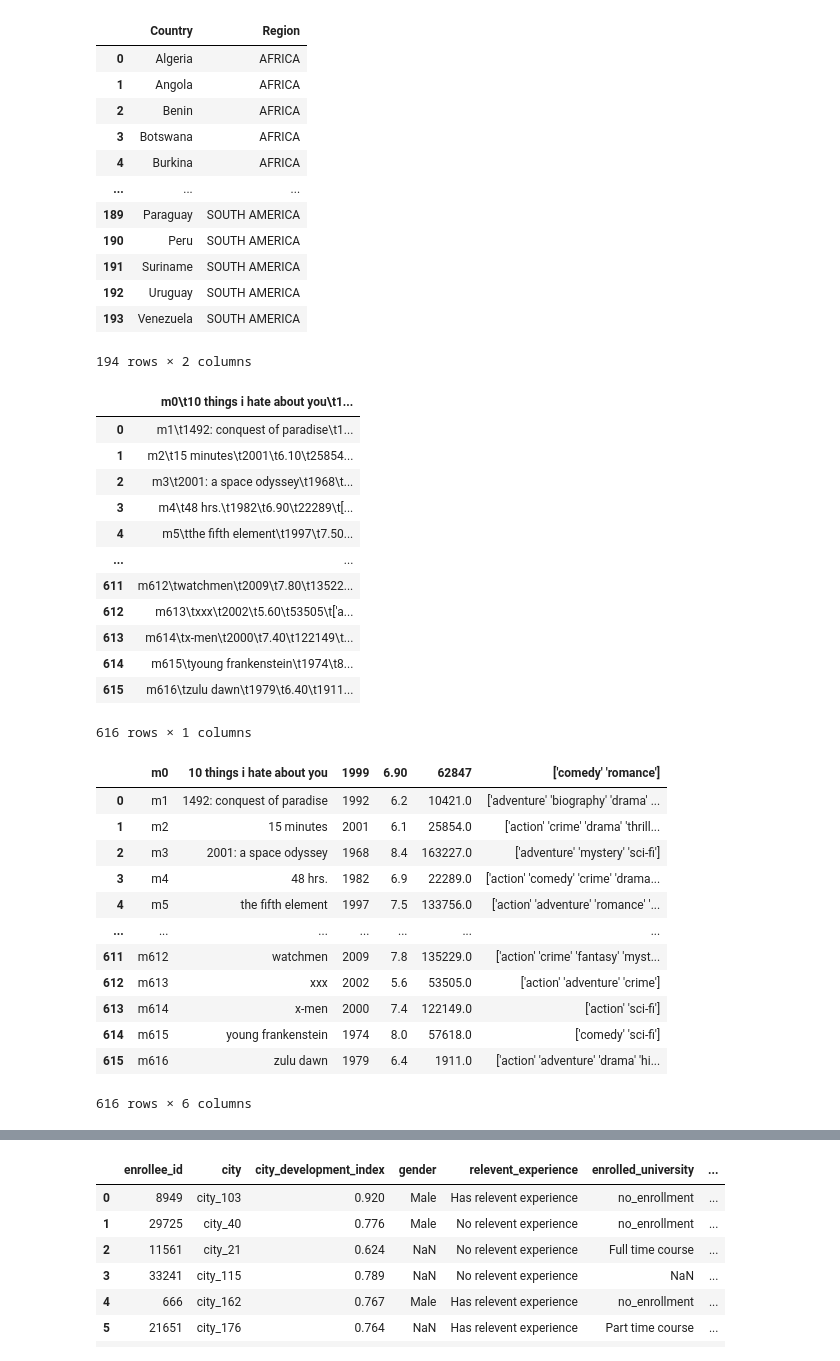
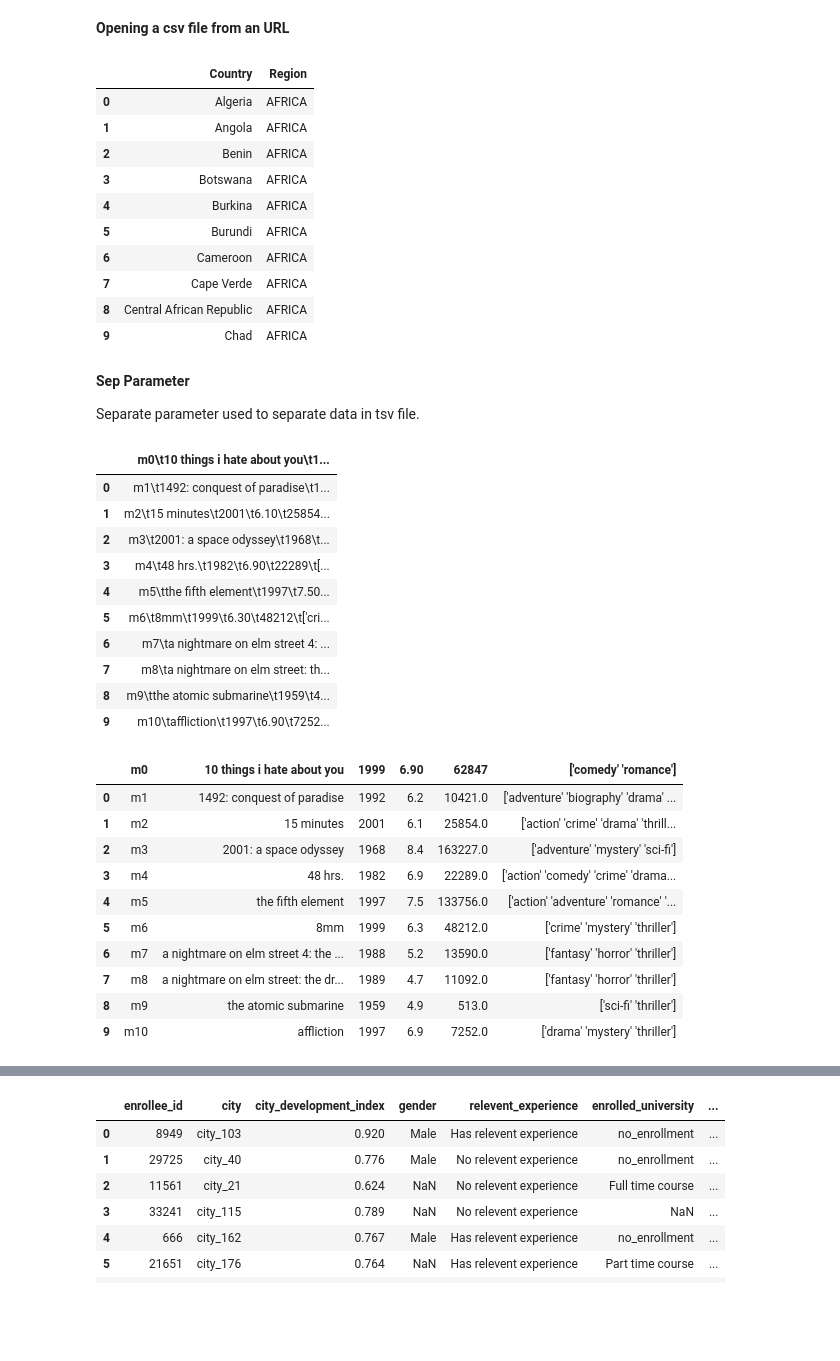
Before and after one commit to shsaniya04/Learn-Machine-Learning, a Jupyter notebook: 01_Read_Files.ipynb, the cells around one changed output, grey strips where cells are left out. Drawn from its saved outputs; the diff is of its cells as text; code cells hidden in the pictures; blank space fills up the shorter version.

Commit message:
add modified read file

```diff
--- a/01_Read_Files.ipynb
+++ b/01_Read_Files.ipynb
@@ -23,3 +24,5 @@ pd.read_csv('/content/drive/MyDrive/Colab Notebooks/Learning Machine Learning/ho
+# %% [markdown]
+**Opening a csv file from an URL**
 # %%
 import requests
 from io import StringIO
@@ -27,7 +30,7 @@ url = "https://raw.githubusercontent.com/cs109/2014_data/master/countries.csv"
 headers = {"User-Agent": "Mozilla/5.0 (Macintosh; Intel Mac OS X 10.14; rv:66.0) Gecko/20100101 Firefox/66.0"}
 req = requests.get(url, headers=headers)
 data = StringIO(req.text)
-pd.read_csv(data)
+pd.read_csv(data).head(10)
 # %% [output]
 |  | Country | Region |
 | 0 | Algeria | AFRICA |
@@ -35,15 +38,17 @@ pd.read_csv(data)
 | 2 | Benin | AFRICA |
 | 3 | Botswana | AFRICA |
 | 4 | Burkina | AFRICA |
-| ... | ... | ... |
-| 189 | Paraguay | SOUTH AMERICA |
-| 190 | Peru | SOUTH AMERICA |
-| 191 | Suriname | SOUTH AMERICA |
-| 192 | Uruguay | SOUTH AMERICA |
-| 193 | Venezuela | SOUTH AMERICA |
+| 5 | Burundi | AFRICA |
+| 6 | Cameroon | AFRICA |
+| 7 | Cape Verde | AFRICA |
+| 8 | Central African Republic | AFRICA |
+| 9 | Chad | AFRICA |
-194 rows × 2 columns
+# %% [markdown]
+**Sep Parameter**
+
+Separate parameter used to separate data in tsv file.
 # %%
-pd.read_csv('/content/drive/MyDrive/Colab Notebooks/Learning Machine Learning/movie_titles_metadata.tsv')
+pd.read_csv('/content/drive/MyDrive/Colab Notebooks/Learning Machine Learning/movie_titles_metadata.tsv').head(10)
 # %% [output]
 |  | m0\t10 things i hate about you\t1... |
 | 0 | m1\t1492: conquest of paradise\t1... |
@@ -51,27 +56,23 @@ pd.read_csv('/content/drive/MyDrive/Colab Notebooks/Learning Machine Learning/mo
 | 2 | m3\t2001: a space odyssey\t1968\t... |
 | 3 | m4\t48 hrs.\t1982\t6.90\t22289\t[... |
 | 4 | m5\tthe fifth element\t1997\t7.50... |
-| ... | ... |
-| 611 | m612\twatchmen\t2009\t7.80\t13522... |
-| 612 | m613\txxx\t2002\t5.60\t53505\t['a... |
-| 613 | m614\tx-men\t2000\t7.40\t122149\t... |
-| 614 | m615\tyoung frankenstein\t1974\t8... |
-| 615 | m616\tzulu dawn\t1979\t6.40\t1911... |
+| 5 | m6\t8mm\t1999\t6.30\t48212\t['cri... |
+| 6 | m7\ta nightmare on elm street 4: ... |
+| 7 | m8\ta nightmare on elm street: th... |
+| 8 | m9\tthe atomic submarine\t1959\t4... |
+| 9 | m10\taffliction\t1997\t6.90\t7252... |
-616 rows × 1 columns
 # %%
-pd.read_csv('/content/drive/MyDrive/Colab Notebooks/Learning Machine Learning/movie_titles_metadata.tsv',sep = '\t')
+pd.read_csv('/content/drive/MyDrive/Colab Notebooks/Learning Machine Learning/movie_titles_metadata.tsv',sep = '\t').head(10)
 # %% [output]
 |  | m0 | 10 things i hate about you | 1999 | 6.90 | 62847 | ['comedy' 'romance'] |
 | 0 | m1 | 1492: conquest of paradise | 1992 | 6.2 | 10421.0 | ['adventure' 'biography' 'drama' ... |
 | 1 | m2 | 15 minutes | 2001 | 6.1 | 25854.0 | ['action' 'crime' 'drama' 'thrill... |
 | 2 | m3 | 2001: a space odyssey | 1968 | 8.4 | 163227.0 | ['adventure' 'mystery' 'sci-fi'] |
 | 3 | m4 | 48 hrs. | 1982 | 6.9 | 22289.0 | ['action' 'comedy' 'crime' 'drama... |
 | 4 | m5 | the fifth element | 1997 | 7.5 | 133756.0 | ['action' 'adventure' 'romance' '... |
-| ... | ... | ... | ... | ... | ... | ... |
-| 611 | m612 | watchmen | 2009 | 7.8 | 135229.0 | ['action' 'crime' 'fantasy' 'myst... |
-| 612 | m613 | xxx | 2002 | 5.6 | 53505.0 | ['action' 'adventure' 'crime'] |
-| 613 | m614 | x-men | 2000 | 7.4 | 122149.0 | ['action' 'sci-fi'] |
-| 614 | m615 | young frankenstein | 1974 | 8.0 | 57618.0 | ['comedy' 'sci-fi'] |
-| 615 | m616 | zulu dawn | 1979 | 6.4 | 1911.0 | ['action' 'adventure' 'drama' 'hi... |
+| 5 | m6 | 8mm | 1999 | 6.3 | 48212.0 | ['crime' 'mystery' 'thriller'] |
+| 6 | m7 | a nightmare on elm street 4: the ... | 1988 | 5.2 | 13590.0 | ['fantasy' 'horror' 'thriller'] |
+| 7 | m8 | a nightmare on elm street: the dr... | 1989 | 4.7 | 11092.0 | ['fantasy' 'horror' 'thriller'] |
+| 8 | m9 | the atomic submarine | 1959 | 4.9 | 513.0 | ['sci-fi' 'thriller'] |
+| 9 | m10 | affliction | 1997 | 6.9 | 7252.0 | ['drama' 'mystery' 'thriller'] |
-616 rows × 6 columns
 # %%
```
Also changed, not shown: parts of 32 cells of this notebook.
